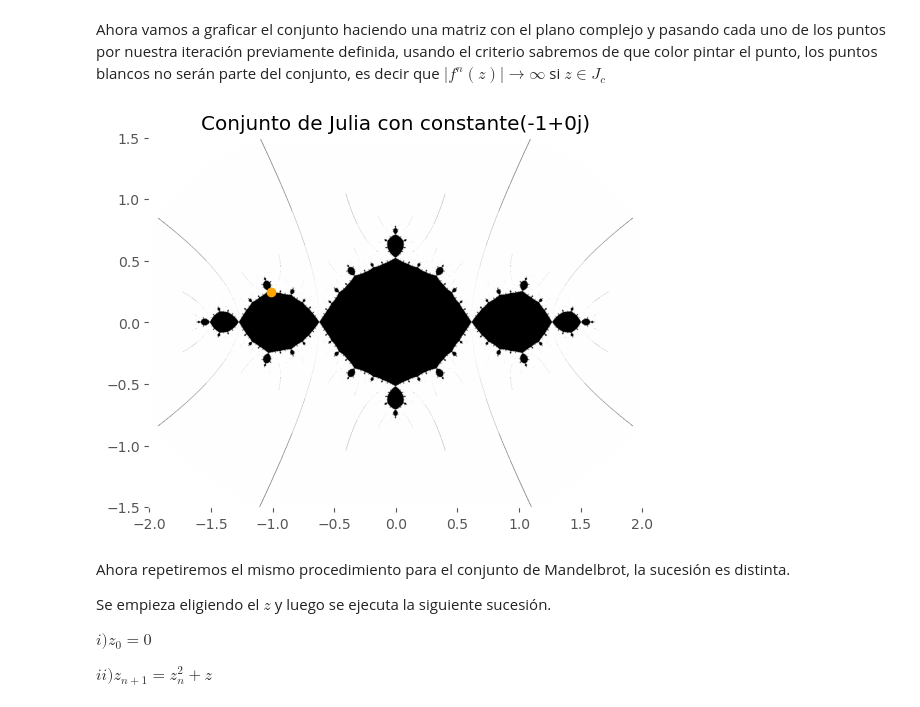
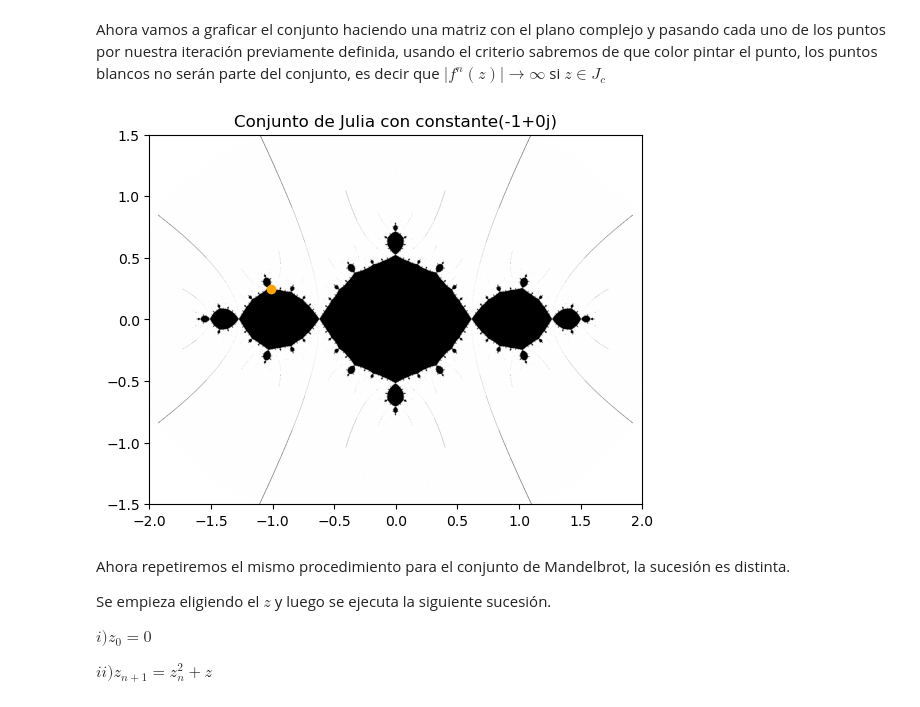
Before and after one commit to darsiov/Fracrales_Julia_Mandelbrot, a Jupyter notebook: proyecto.ipynb, the cells around one changed output. Drawn from its saved outputs; the diff is of its cells as text; code cells hidden in the pictures.

```diff
--- a/proyecto.ipynb
+++ b/proyecto.ipynb
@@ -81,38 +81,36 @@ El algoritmo para ver si un punto es o no parte del conjunto de Julia con el par
 # %% [markdown]
 Ahora vamos a graficar el conjunto haciendo una matriz con el plano complejo y pasando cada uno de los puntos por nuestra iteración previamente definida, usando el criterio sabremos de que color pintar el punto, los puntos blancos no serán parte del conjunto, es decir que $|f^n(z)|\rightarrow\infty$ si $z\in J_c$
 # %%
-c = -1 + 0j
-def julia_set(h_range, w_range, max_iterations):
+c = -1+0j
+def julia_set(h_range, w_range, max_iterations,c):
 
 	y, x = np.ogrid[1.5: -1.5: h_range*1j, -2: 2: w_range*1j]
 	z_array = x + y*1j
-	c = -1 + 0j
 	iteraciones = max_iterations + np.zeros(z_array.shape)
 
 	no_divergentes = iteraciones > 10000
 
 	for i in range(max_iterations):
 		z_array = z_array*z_array + c
 		z_norma_array = np.conj(z_array)
 		criterio_divergentes = z_norma_array > max(2,abs(c))
 
 		iteraciones[criterio_divergentes] = i
 
 		iteraciones[no_divergentes] = 0
 
 	return iteraciones
 
 
 
-plt.imshow(julia_set(2000, 2000, 2000), cmap='binary', extent=[-2, 2, -1.5, 1.5])
+plt.imshow(julia_set(2000, 2000, 2000,c), cmap='binary', extent=[-2, 2, -1.5, 1.5])
 plt.axis('on')
-plt.grid(None)
 plt.title('Conjunto de Julia con constante' + str(c))
 plt.plot(-1.01,0.25,'o',color='orange')
 plt.show()
 plt.close()
 # %% [output]
-[figure, old version]
+[figure, new version]
 # %% [markdown]
 Ahora repetiremos el mismo procedimiento para el conjunto de Mandelbrot, la sucesión es distinta.
 
```
Also changed, not shown: parts of 1 cell of this notebook, 1 other file.
